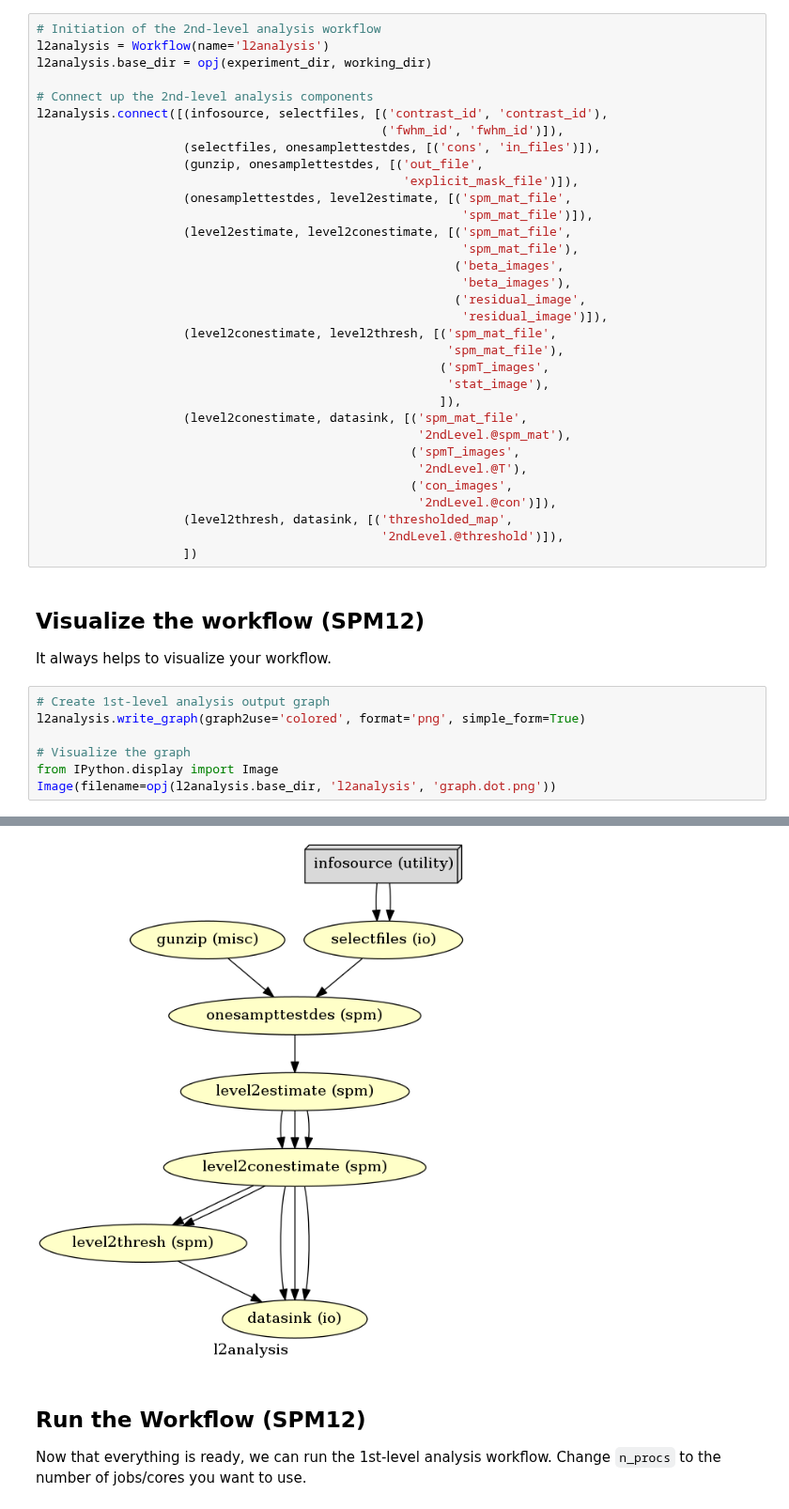
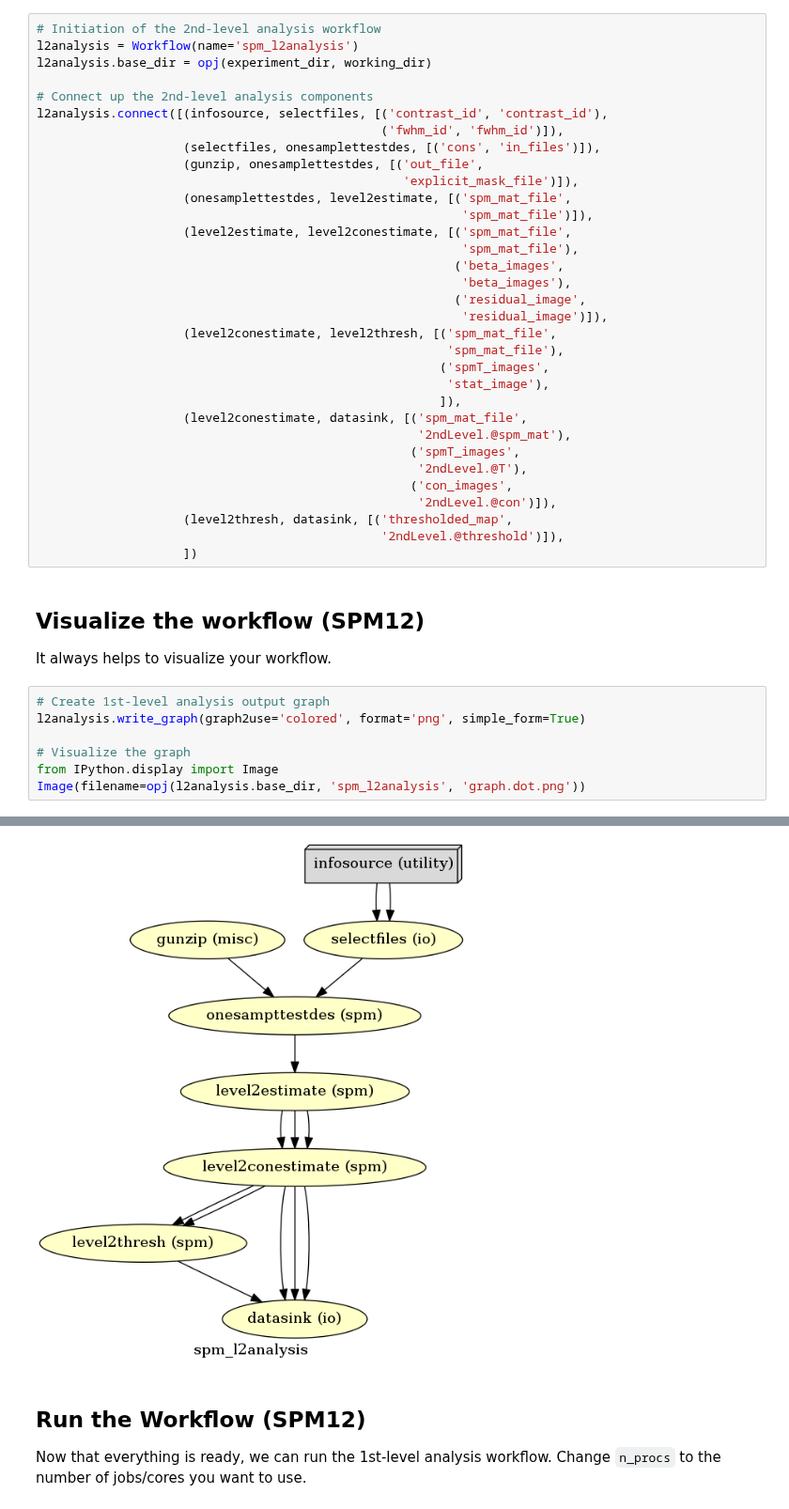
Before and after one commit to miykael/nipype_tutorial, a Jupyter notebook: notebooks/example_2ndlevel.ipynb, the cells around one changed output, grey strips where cells are left out. Shown at 94% size. Saved outputs shown, nothing was run; the diff lists cells and outputs as text.

Commit message:
small editing of examples (changing name of the workflow)

```diff
--- a/notebooks/example_2ndlevel.ipynb
+++ b/notebooks/example_2ndlevel.ipynb
@@ -108,7 +108,7 @@ datasink.inputs.substitutions = substitutions
 Create a workflow and connect the interface nodes and the I/O stream to each other.
 # %%
 # Initiation of the 2nd-level analysis workflow
-l2analysis = Workflow(name='l2analysis')
+l2analysis = Workflow(name='spm_l2analysis')
 l2analysis.base_dir = opj(experiment_dir, working_dir)
 
 # Connect up the 2nd-level analysis components
@@ -149,5 +149,5 @@ l2analysis.write_graph(graph2use='colored', format='png', simple_form=True)
 
 # Visualize the graph
 from IPython.display import Image
-Image(filename=opj(l2analysis.base_dir, 'l2analysis', 'graph.dot.png'))
+Image(filename=opj(l2analysis.base_dir, 'spm_l2analysis', 'graph.dot.png'))
 # %% [output]
@@ -156,4 +156,4 @@ Image(filename=opj(l2analysis.base_dir, 'l2analysis', 'graph.dot.png'))
-[figure, old version]
+[figure, new version]
 # %% [markdown]
 ##  Run the Workflow (SPM12)
 
```
Also changed, not shown: parts of 7 cells of this notebook, 1 other file.
